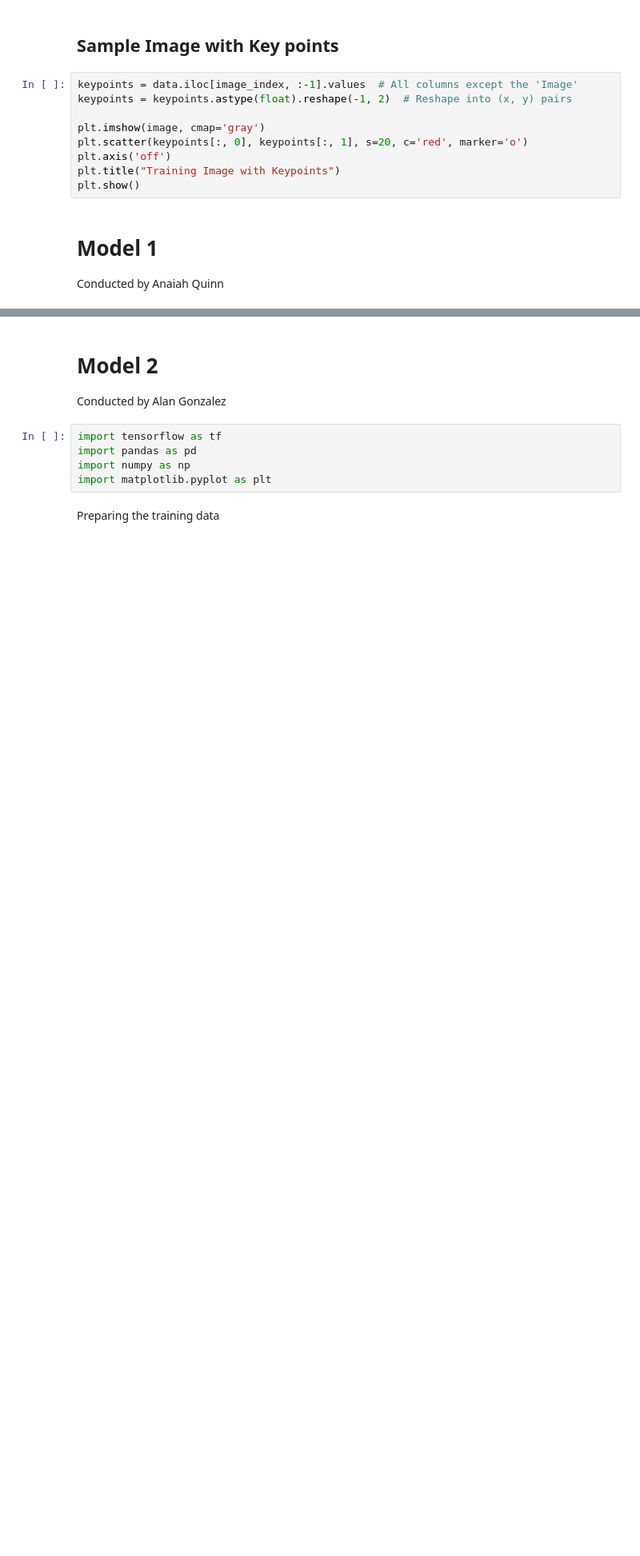
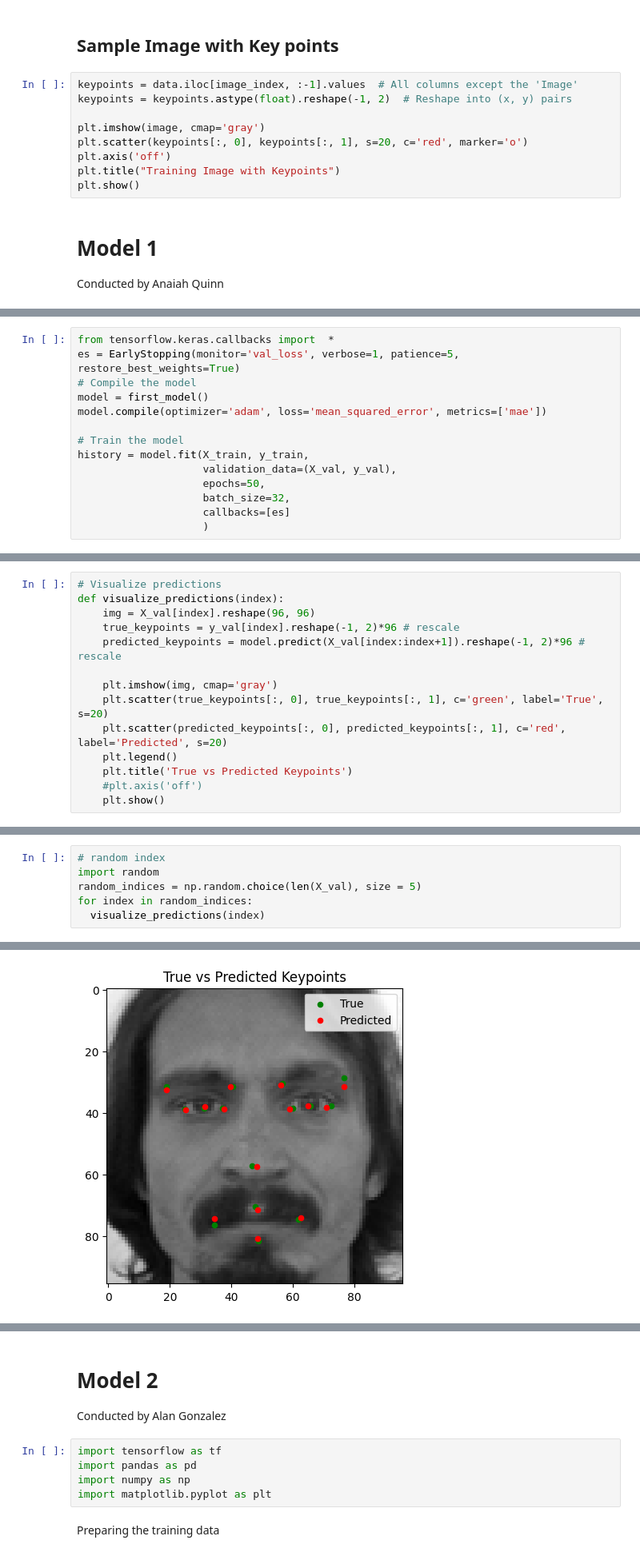
Before and after one commit to elmomote/DL2024-FacialKeypointDetectionProject, a Jupyter notebook: [F24_DL]_Facial_Keypoint_Detection_Project.ipynb, the cells around one changed output, grey strips where cells are left out. Shown at 80% size. Cells and saved outputs as stored; diff of their text form; blank space fills up the shorter version.

Commit message:
Anaiah's model progress

```diff
--- a/[F24_DL]_Facial_Keypoint_Detection_Project.ipynb
+++ b/[F24_DL]_Facial_Keypoint_Detection_Project.ipynb
@@ -132,0 +133,14 @@ visualize_predictions(0)  # Change the index to view other samples
+# %%
+from tensorflow.keras.callbacks import  *
+es = EarlyStopping(monitor='val_loss', verbose=1, patience=5, restore_best_weights=True)
+# Compile the model
+model = first_model()
+model.compile(optimizer='adam', loss='mean_squared_error', metrics=['mae'])
+
+# Train the model
+history = model.fit(X_train, y_train,
+                    validation_data=(X_val, y_val),
+                    epochs=50,
+                    batch_size=32,
+                    callbacks=[es]
+                    )
@@ -132,0 +186,14 @@ visualize_predictions(0)  # Change the index to view other samples
+# %%
+# Visualize predictions
+def visualize_predictions(index):
+    img = X_val[index].reshape(96, 96)
+    true_keypoints = y_val[index].reshape(-1, 2)*96 # rescale
+    predicted_keypoints = model.predict(X_val[index:index+1]).reshape(-1, 2)*96 # rescale
+
+    plt.imshow(img, cmap='gray')
+    plt.scatter(true_keypoints[:, 0], true_keypoints[:, 1], c='green', label='True', s=20)
+    plt.scatter(predicted_keypoints[:, 0], predicted_keypoints[:, 1], c='red', label='Predicted', s=20)
+    plt.legend()
+    plt.title('True vs Predicted Keypoints')
+    #plt.axis('off')
+    plt.show()
@@ -132,0 +221,7 @@ visualize_predictions(0)  # Change the index to view other samples
+# %%
+# random index
+import random
+random_indices = np.random.choice(len(X_val), size = 5)
+for index in random_indices:
+  visualize_predictions(index)
+# %% [output]
@@ -132,0 +229 @@ visualize_predictions(0)  # Change the index to view other samples
+[figure, added]
```
Also changed, not shown: parts of 12 cells of this notebook.
